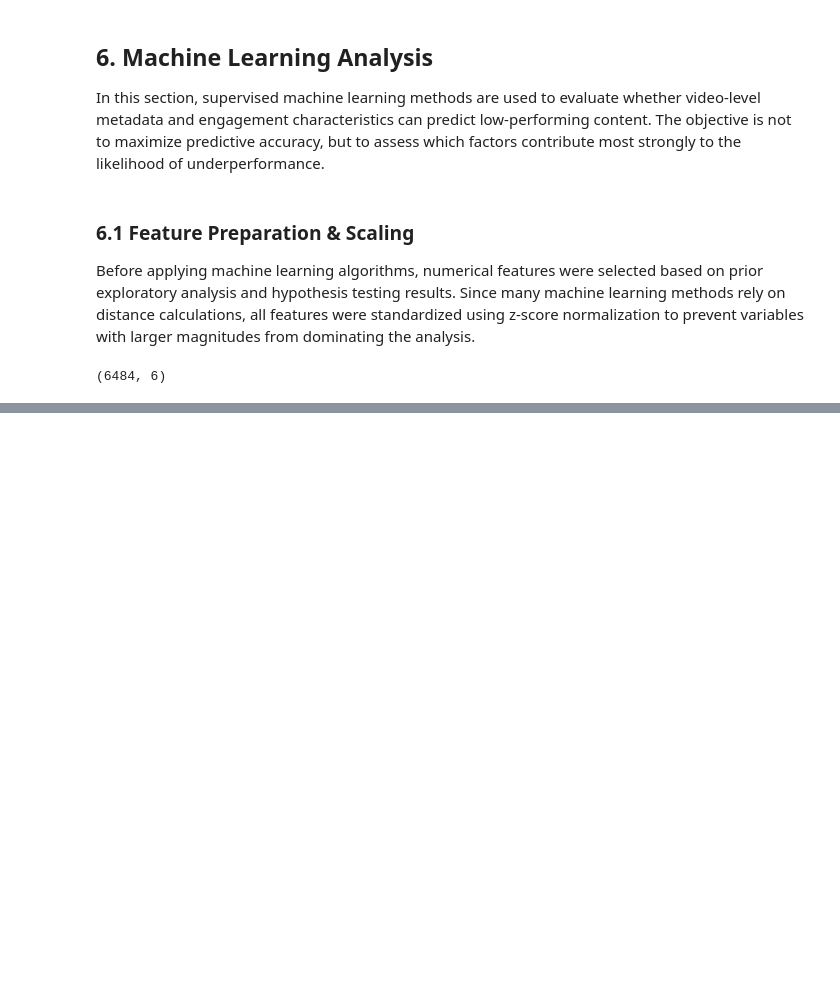
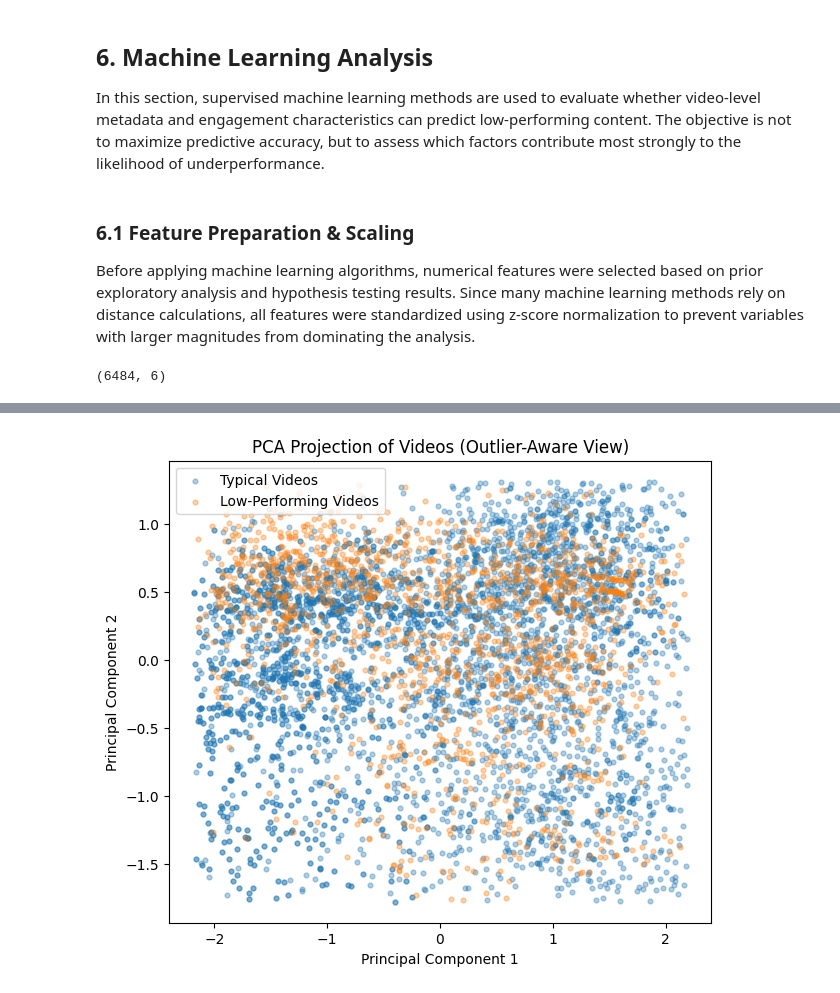
Before and after one commit to zakbosson-oss/DSA210_Project, a Jupyter notebook: DSA_210_Project.ipynb, the cells around one changed output, grey strips where cells are left out. Cells and saved outputs as stored; diff of their text form; code cells hidden in the pictures; blank space fills up the shorter version.

```diff
--- a/DSA_210_Project.ipynb
+++ b/DSA_210_Project.ipynb
@@ -1241,0 +1326,56 @@ X_scaled.shape
+# %%
+import numpy as np
+import matplotlib.pyplot as plt
+import pandas as pd
+
+# --------------------------------------------------
+# Build PCA DataFrame
+# --------------------------------------------------
+pca_df = pd.DataFrame(
+    X_pca[:, :2],
+    columns=["PC1", "PC2"],
+    index=ml_df.index
+)
+
+pca_df["low_performing"] = df.loc[ml_df.index, "low_performing"]
+
+# --------------------------------------------------
+# Clip extreme values for visualization only
+# (keeps PCA intact, improves interpretability)
+# --------------------------------------------------
+pc1_low, pc1_high = np.percentile(pca_df["PC1"], [2, 98])
+pc2_low, pc2_high = np.percentile(pca_df["PC2"], [2, 98])
+
+viz_df = pca_df[
+    (pca_df["PC1"].between(pc1_low, pc1_high)) &
+    (pca_df["PC2"].between(pc2_low, pc2_high))
+]
+
+# --------------------------------------------------
+# PCA scatter plot (outlier-aware)
+# --------------------------------------------------
+plt.figure(figsize=(7,6))
+
+plt.scatter(
+    viz_df.loc[~viz_df["low_performing"], "PC1"],
+    viz_df.loc[~viz_df["low_performing"], "PC2"],
+    s=12,
+    alpha=0.35,
+    label="Typical Videos"
+)
+
+plt.scatter(
+    viz_df.loc[viz_df["low_performing"], "PC1"],
+    viz_df.loc[viz_df["low_performing"], "PC2"],
+    s=12,
+    alpha=0.35,
+    label="Low-Performing Videos"
+)
+
+plt.xlabel("Principal Component 1")
+plt.ylabel("Principal Component 2")
+plt.title("PCA Projection of Videos (Outlier-Aware View)")
+plt.legend()
+plt.show()
+# %% [output]
+[figure, added]
```
Also changed, not shown: parts of 21 cells of this notebook.
